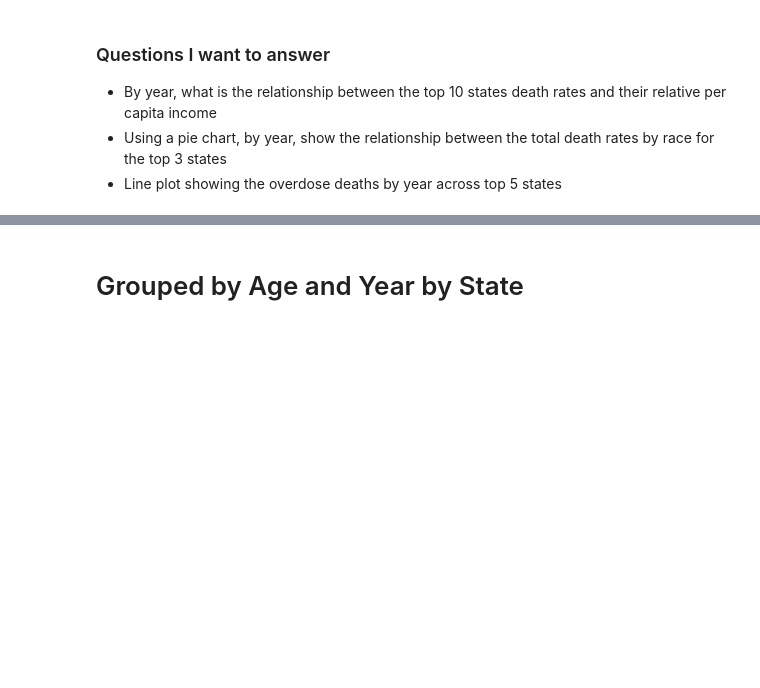
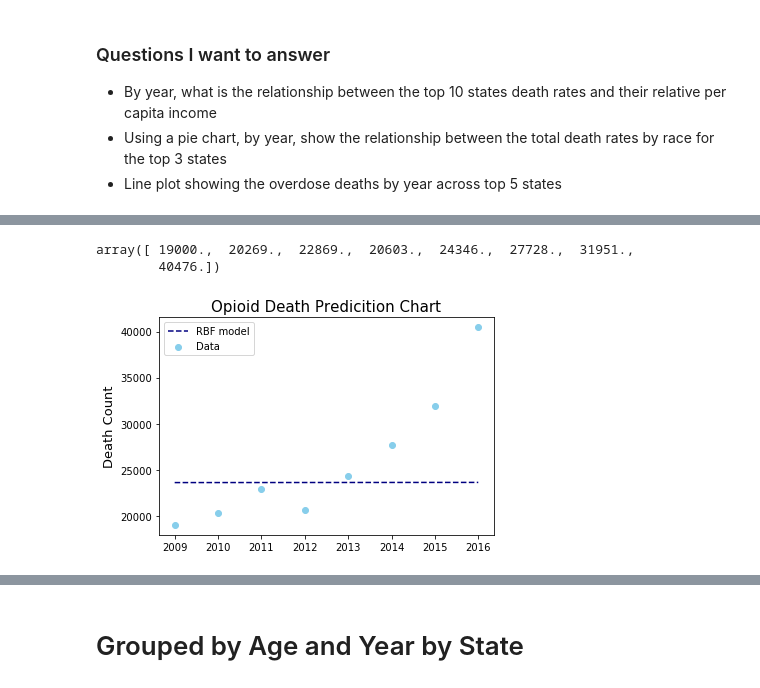
Before and after one commit to DataSteph/Opioid-Analysis-, a Jupyter notebook: Opioid Data Analysis and Visuals.ipynb, the cells around one changed output, grey strips where cells are left out. Drawn from its saved outputs; the diff is of its cells as text; code cells hidden in the pictures; blank space fills up the shorter version.

```diff
--- a/Opioid Data Analysis and Visuals.ipynb
+++ b/Opioid Data Analysis and Visuals.ipynb
@@ -51,0 +87,29 @@ opioid_census_df.head()
+# %%
+test = opioid_census_df.groupby(["Year"])["Deaths"].sum().reset_index()
+
+x = np.sort(np.arange(2009,2017,1),axis=0).reshape(-1,1)
+#y = test.iloc[:,1].values.ravel()
+
+y = test.iloc[:,1].values.reshape()
+#y = np.array(y)
+# x = np.sort(np.arange(2009,2017,1),axis=0)
+
+
+svr_rbf = SVR(kernel='rbf',C=10.0, gamma= 0.01)
+y_rbf = svr_rbf.fit(x, y).predict(x)
+
+
+plt.scatter(x,test["Deaths"], color='skyblue',label="Data")
+plt.plot(x, y_rbf, color='navy', label='RBF model',linestyle='dashed')
+plt.title("Opioid Death Predicition Chart",size=15)
+plt.ylabel("Death Count",size=13)
+plt.legend()
+y
+
+# xy = np.concatenate(x, y)
+
+y
+# %% [output]
+array([ 19000.,  20269.,  22869.,  20603.,  24346.,  27728.,  31951.,
+        40476.])
+[figure, added]
```
Also changed, not shown: parts of 11 cells of this notebook.
